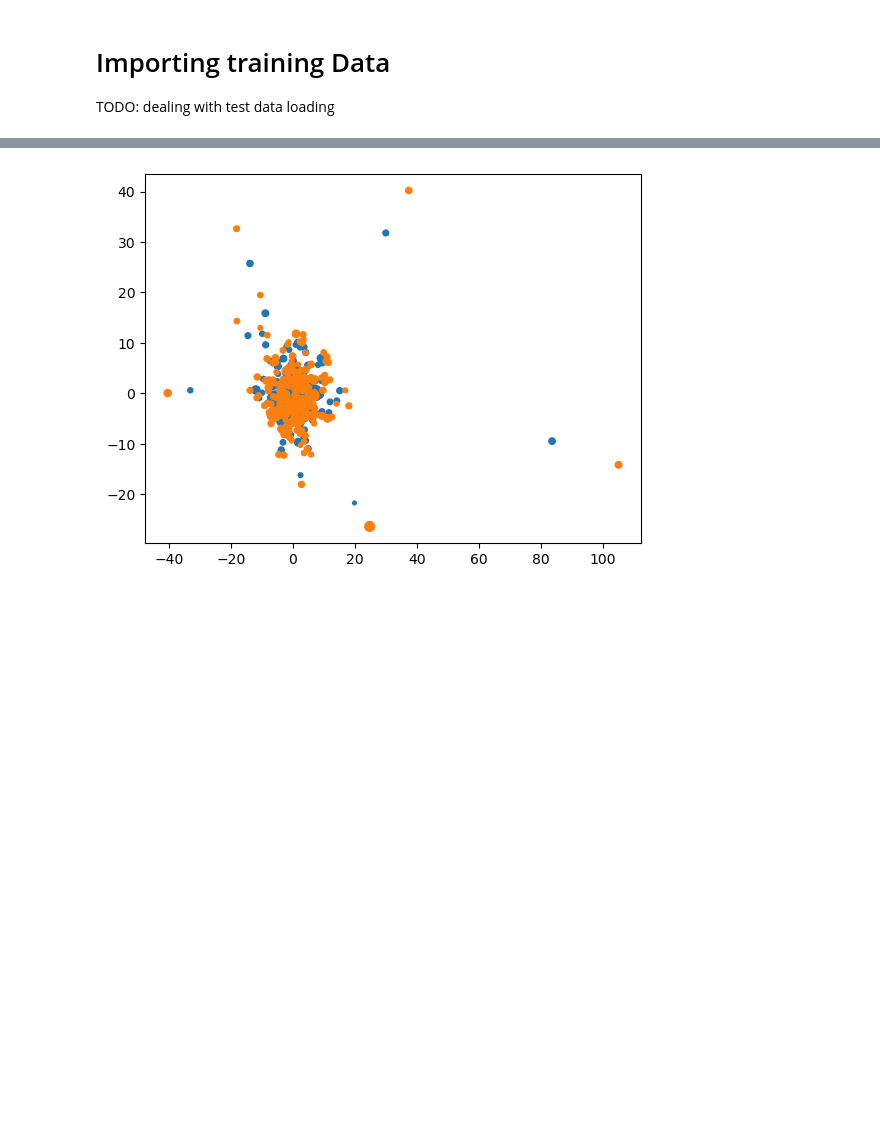
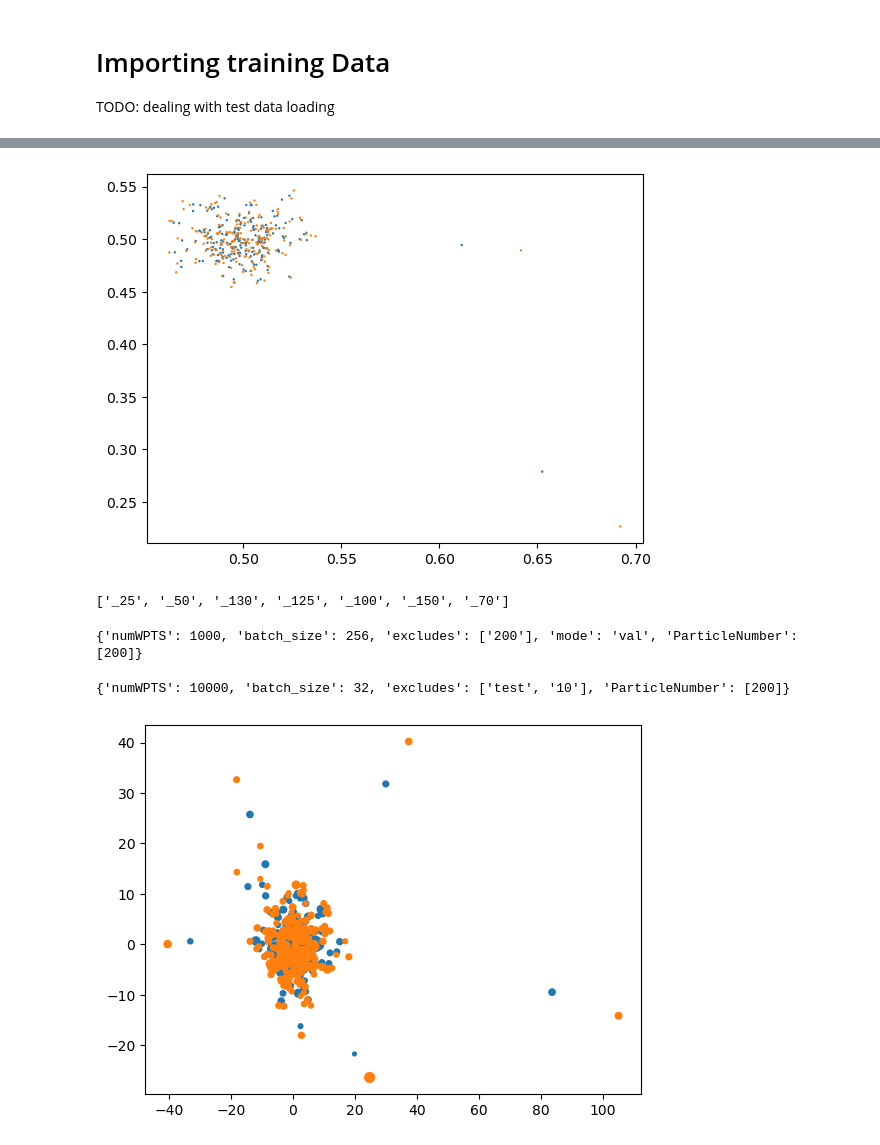
Before and after one commit to Dudgit/PCT_tracking, a Jupyter notebook: eda.ipynb, the cells around one changed output, grey strips where cells are left out. Drawn from its saved outputs; the diff is of its cells as text; code cells hidden in the pictures; blank space fills up the shorter version.

```diff
--- a/eda.ipynb
+++ b/eda.ipynb
@@ -18,0 +19,21 @@ print(batch.shape)
+# %%
+normalize = lambda x: (x - x.min()) / (x.max() - x.min())
+xnorm = normalize(batch)
+# %%
+xsample = xnorm[0,:,0]
+ysample = xnorm[0,:,1]
+# %%
+plt.scatter(xsample[:,0], xsample[:,1],s=xsample[:,2])
+plt.scatter(ysample[:,0], ysample[:,1],s=ysample[:,2])
+plt.show()
+# %% [output]
+[figure, added]
+# %%
+trainLoader.wpts
+# %% [output]
+['_25', '_50', '_130', '_125', '_100', '_150', '_70']
+# %%
+conf.ValLoaderParams.ParticleNumber = conf.LoaderParams.ParticleNumber
+conf.ValLoaderParams
+# %% [output]
+{'numWPTS': 1000, 'batch_size': 256, 'excludes': ['200'], 'mode': 'val', 'ParticleNumber': [200]}
@@ -19,3 +42,7 @@ print(batch.shape)
+# %%
+conf.LoaderParams
+# %% [output]
+{'numWPTS': 10000, 'batch_size': 32, 'excludes': ['test', '10'], 'ParticleNumber': [200]}
 # %%
 y = batch[:,:,0]
 xl = batch[:,:,1]
```
Also changed, not shown: parts of 48 cells of this notebook, 5 other files.
